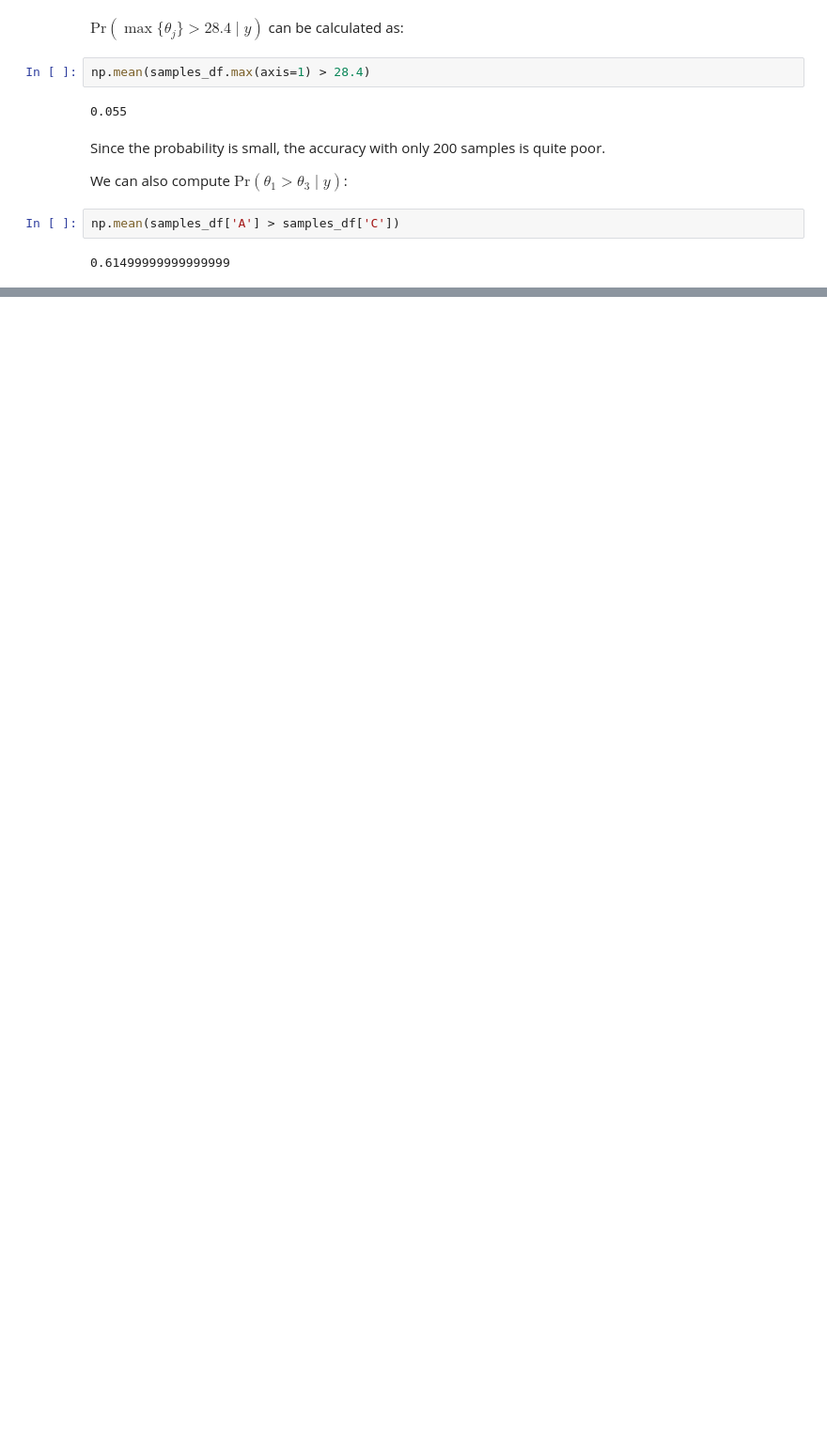
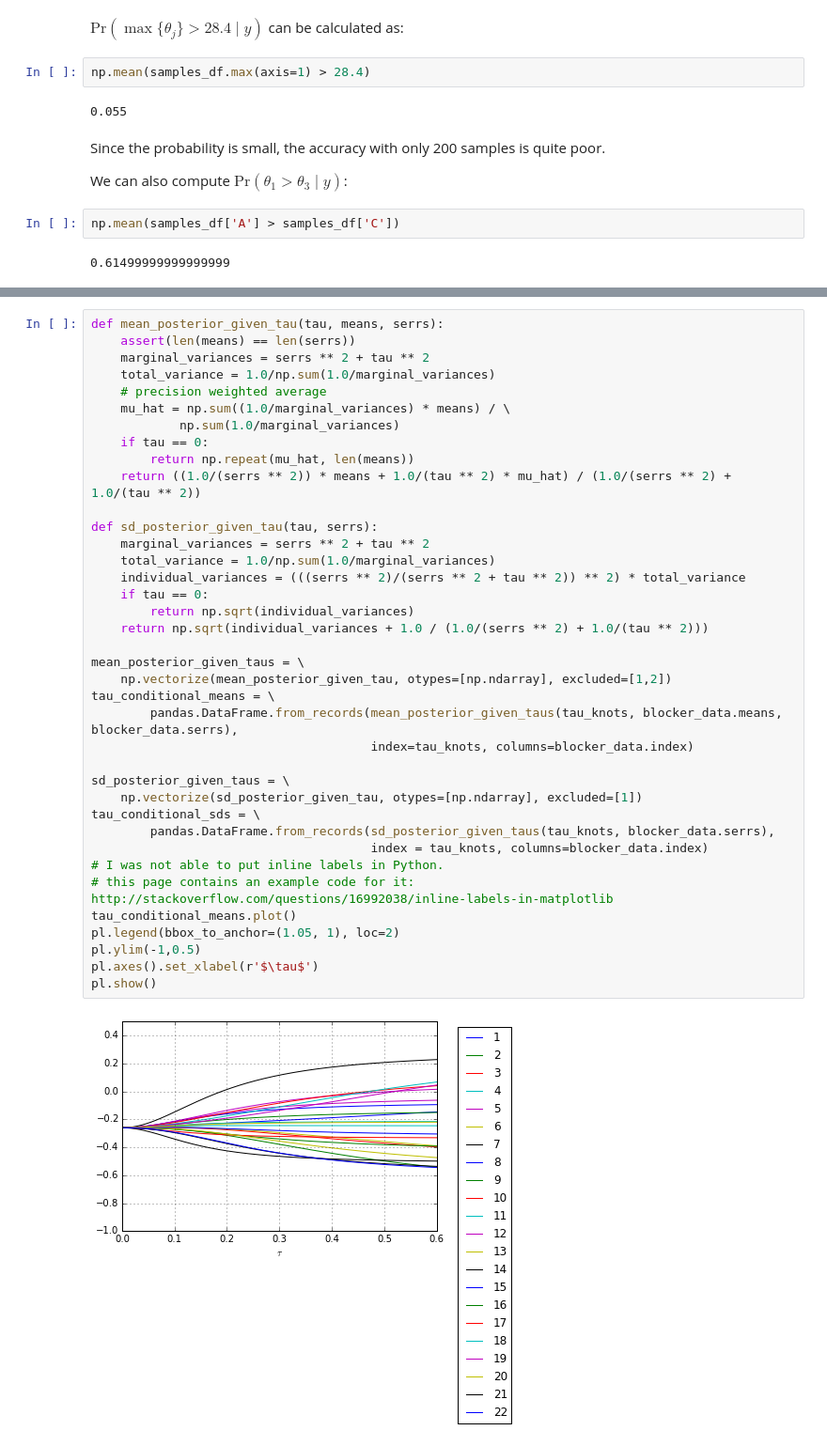
Before and after one commit to bikestra/bdapy, a Jupyter notebook: ch5_4-5-6_hierarchical_normal.ipynb, the cells around one changed output, grey strips where cells are left out. Shown: that part at 94% size. Cells and saved outputs as stored; diff of their text form; blank space fills up the shorter version.

```diff
--- a/ch5_4-5-6_hierarchical_normal.ipynb
+++ b/ch5_4-5-6_hierarchical_normal.ipynb
@@ -212,0 +288,40 @@ np.mean(samples_df['A'] > samples_df['C'])
+# %%
+def mean_posterior_given_tau(tau, means, serrs):
+    assert(len(means) == len(serrs))
+    marginal_variances = serrs ** 2 + tau ** 2
+    total_variance = 1.0/np.sum(1.0/marginal_variances)
+    # precision weighted average
+    mu_hat = np.sum((1.0/marginal_variances) * means) / \
+            np.sum(1.0/marginal_variances)
+    if tau == 0:
+        return np.repeat(mu_hat, len(means))
+    return ((1.0/(serrs ** 2)) * means + 1.0/(tau ** 2) * mu_hat) / (1.0/(serrs ** 2) + 1.0/(tau ** 2))
+
+def sd_posterior_given_tau(tau, serrs):
+    marginal_variances = serrs ** 2 + tau ** 2
+    total_variance = 1.0/np.sum(1.0/marginal_variances)
+    individual_variances = (((serrs ** 2)/(serrs ** 2 + tau ** 2)) ** 2) * total_variance
+    if tau == 0:
+        return np.sqrt(individual_variances)
+    return np.sqrt(individual_variances + 1.0 / (1.0/(serrs ** 2) + 1.0/(tau ** 2)))
+
+mean_posterior_given_taus = \
+    np.vectorize(mean_posterior_given_tau, otypes=[np.ndarray], excluded=[1,2])
+tau_conditional_means = \
+        pandas.DataFrame.from_records(mean_posterior_given_taus(tau_knots, blocker_data.means, blocker_data.serrs),
+                                      index=tau_knots, columns=blocker_data.index)
+
+sd_posterior_given_taus = \
+    np.vectorize(sd_posterior_given_tau, otypes=[np.ndarray], excluded=[1])
+tau_conditional_sds = \
+        pandas.DataFrame.from_records(sd_posterior_given_taus(tau_knots, blocker_data.serrs),
+                                      index = tau_knots, columns=blocker_data.index)
+# I was not able to put inline labels in Python.
+# this page contains an example code for it: http://stackoverflow.com/questions/16992038/inline-labels-in-matplotlib
+tau_conditional_means.plot()
+pl.legend(bbox_to_anchor=(1.05, 1), loc=2)
+pl.ylim(-1,0.5)
+pl.axes().set_xlabel(r'$\tau$')
+pl.show()
+# %% [output]
+[figure, added]
```
Also changed, not shown: parts of 33 cells of this notebook, 1 other file.
